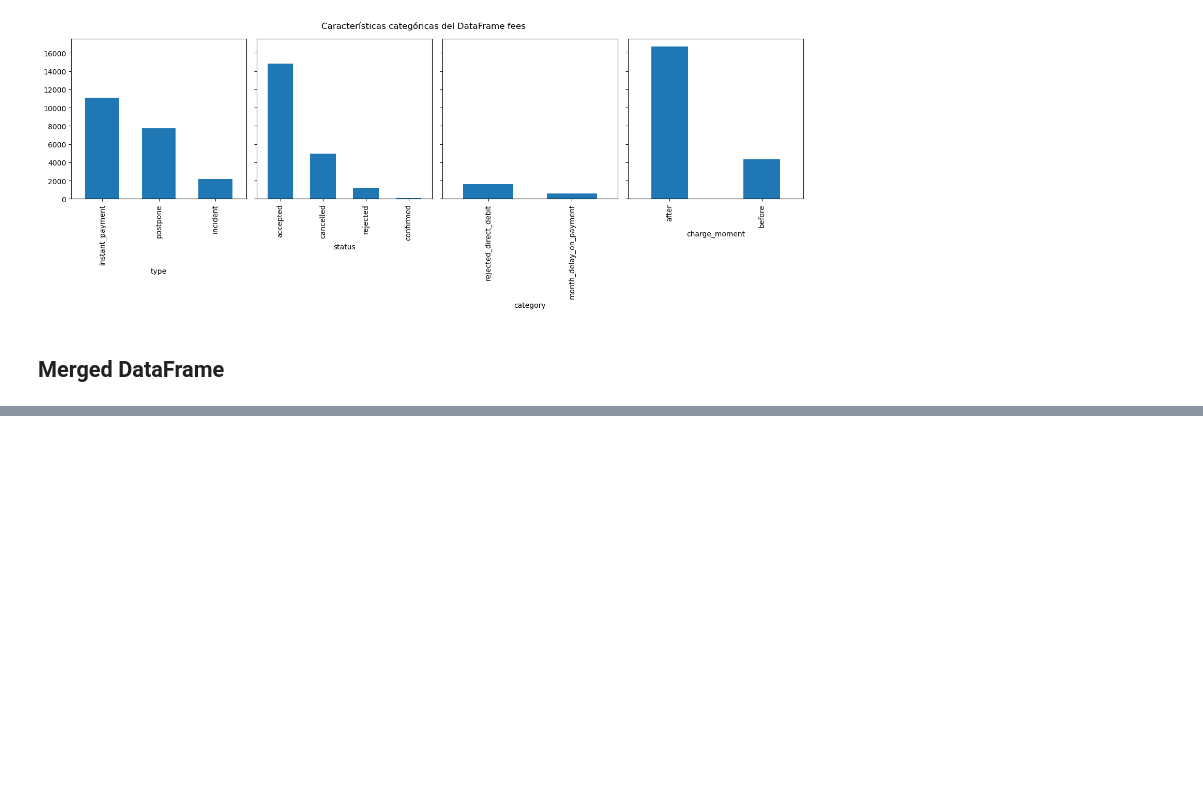
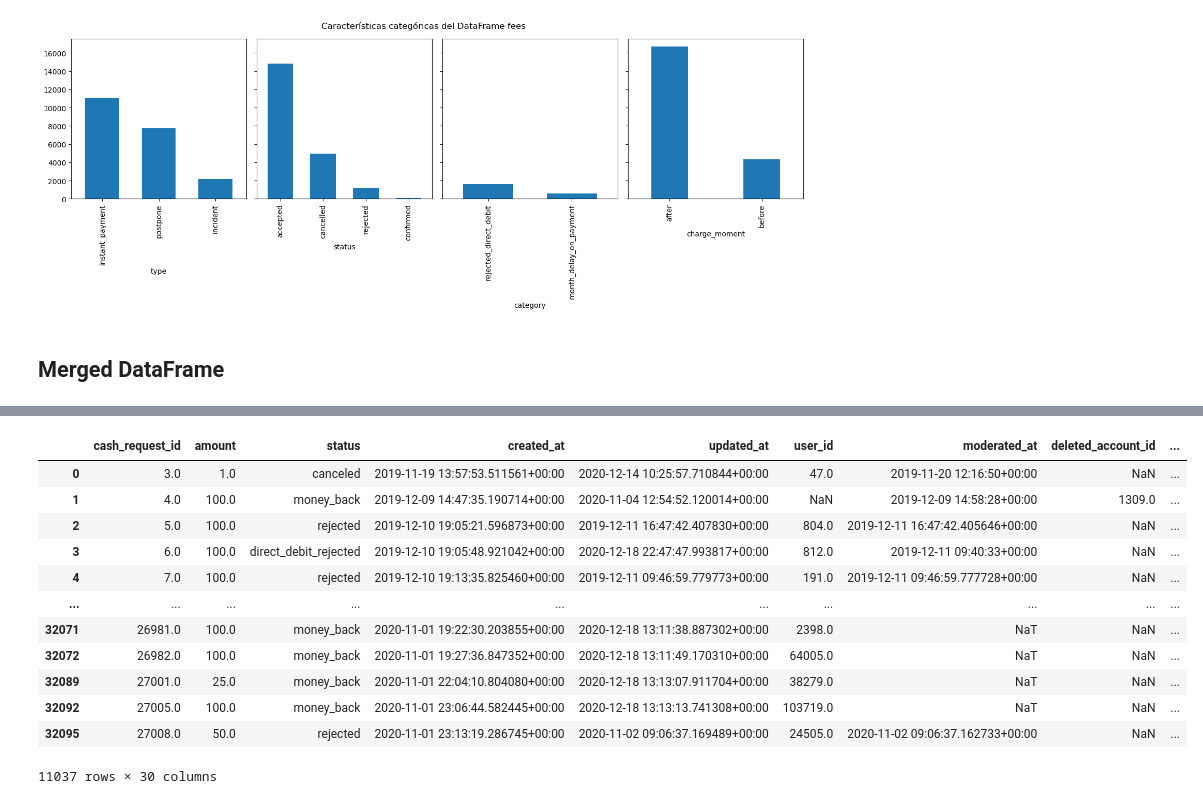
Before and after one commit to DataScience-UOC-projects/monayvi, a Jupyter notebook: notebooks/EDA_plus.ipynb, the cells around one changed output, grey strips where cells are left out. Drawn from its saved outputs; the diff is of its cells as text; code cells hidden in the pictures; blank space fills up the shorter version.

```diff
--- a/notebooks/EDA_plus.ipynb
+++ b/notebooks/EDA_plus.ipynb
@@ -285,0 +298,16 @@ ds.merged[['cash_request_id','fee_id','fee_cash_request_id']].sample(5)
+# %%
+ds.merged[ds.merged['fee_id'].isna()]
+# %% [output]
+|  | cash_request_id | amount | status | created_at | updated_at | user_id | moderated_at | deleted_account_id | ... |
+| 0 | 3.0 | 1.0 | canceled | 2019-11-19 13:57:53.511561+00:00 | 2020-12-14 10:25:57.710844+00:00 | 47.0 | 2019-11-20 12:16:50+00:00 | NaN | ... |
+| 1 | 4.0 | 100.0 | money_back | 2019-12-09 14:47:35.190714+00:00 | 2020-11-04 12:54:52.120014+00:00 | NaN | 2019-12-09 14:58:28+00:00 | 1309.0 | ... |
+| 2 | 5.0 | 100.0 | rejected | 2019-12-10 19:05:21.596873+00:00 | 2019-12-11 16:47:42.407830+00:00 | 804.0 | 2019-12-11 16:47:42.405646+00:00 | NaN | ... |
+| 3 | 6.0 | 100.0 | direct_debit_rejected | 2019-12-10 19:05:48.921042+00:00 | 2020-12-18 22:47:47.993817+00:00 | 812.0 | 2019-12-11 09:40:33+00:00 | NaN | ... |
+| 4 | 7.0 | 100.0 | rejected | 2019-12-10 19:13:35.825460+00:00 | 2019-12-11 09:46:59.779773+00:00 | 191.0 | 2019-12-11 09:46:59.777728+00:00 | NaN | ... |
+| ... | ... | ... | ... | ... | ... | ... | ... | ... | ... |
+| 32071 | 26981.0 | 100.0 | money_back | 2020-11-01 19:22:30.203855+00:00 | 2020-12-18 13:11:38.887302+00:00 | 2398.0 | NaT | NaN | ... |
+| 32072 | 26982.0 | 100.0 | money_back | 2020-11-01 19:27:36.847352+00:00 | 2020-12-18 13:11:49.170310+00:00 | 64005.0 | NaT | NaN | ... |
+| 32089 | 27001.0 | 25.0 | money_back | 2020-11-01 22:04:10.804080+00:00 | 2020-12-18 13:13:07.911704+00:00 | 38279.0 | NaT | NaN | ... |
+| 32092 | 27005.0 | 100.0 | money_back | 2020-11-01 23:06:44.582445+00:00 | 2020-12-18 13:13:13.741308+00:00 | 103719.0 | NaT | NaN | ... |
+| 32095 | 27008.0 | 50.0 | rejected | 2020-11-01 23:13:19.286745+00:00 | 2020-11-02 09:06:37.169489+00:00 | 24505.0 | 2020-11-02 09:06:37.162733+00:00 | NaN | ... |
+11037 rows × 30 columns
```
Also changed, not shown: parts of 4 cells of this notebook, 4 other files.
